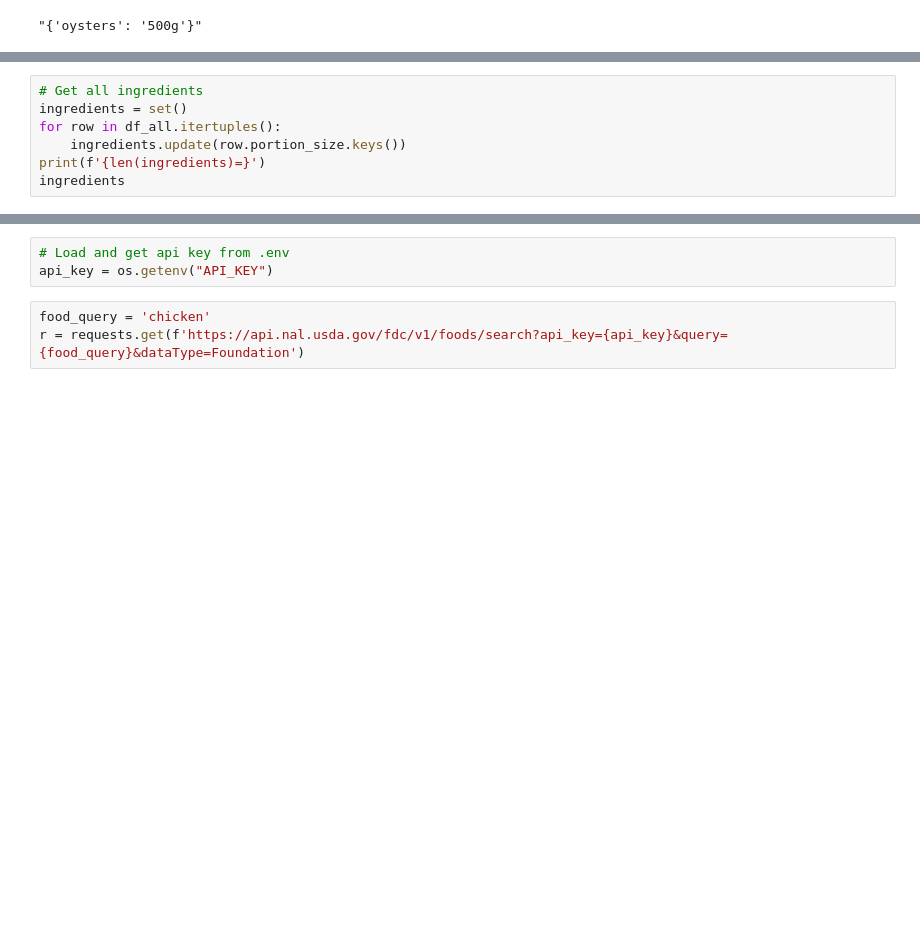
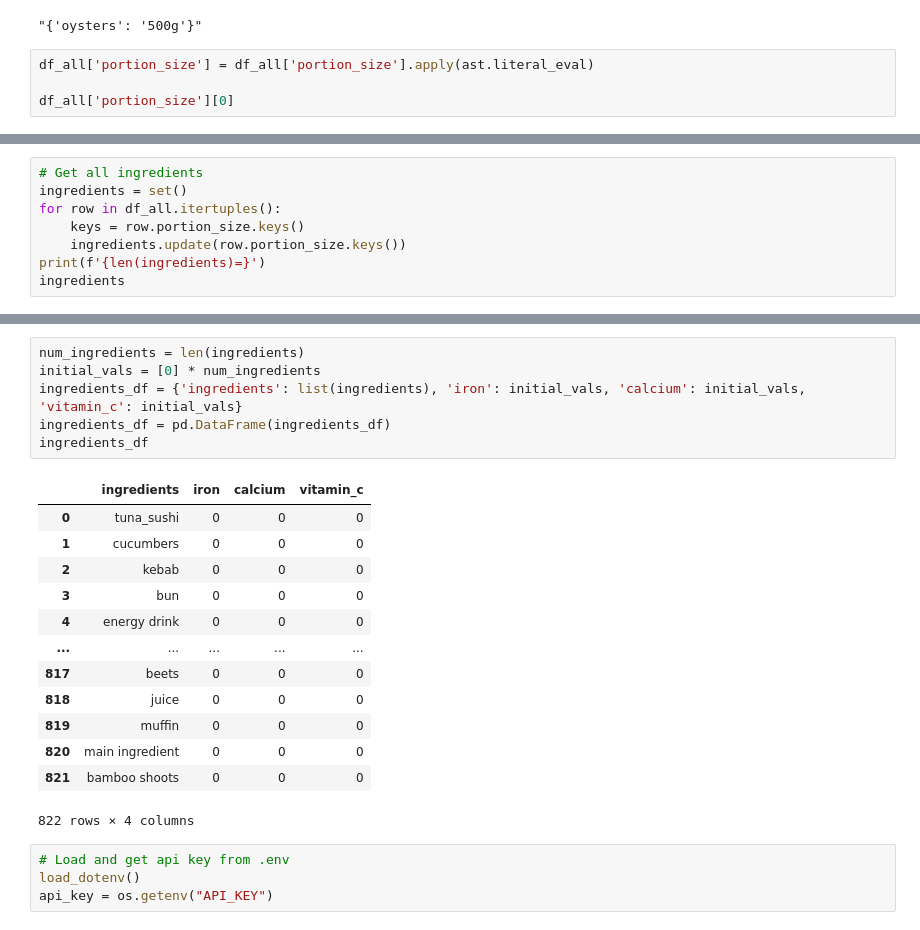
Before and after one commit to chelseanbr/smolvlm-nutrition-vqa, a Jupyter notebook: notebooks/01-get-iron.ipynb, the cells around one changed output, grey strips where cells are left out. Cells and saved outputs as stored; diff of their text form; blank space fills up the shorter version.

Commit message:
fixed data, got ingredients, now need nutrients

```diff
--- a/notebooks/01-get-iron.ipynb
+++ b/notebooks/01-get-iron.ipynb
@@ -34,3 +52,7 @@ df_all.shape
 df_all['portion_size'][0]
 # %% [output]
 "{'oysters': '500g'}"
+# %%
+df_all['portion_size'] = df_all['portion_size'].apply(ast.literal_eval)
+
+df_all['portion_size'][0]
@@ -38,6 +62,7 @@ df_all['portion_size'][0]
 # Get all ingredients
 ingredients = set()
 for row in df_all.itertuples():
+    keys = row.portion_size.keys()
     ingredients.update(row.portion_size.keys())
 print(f'{len(ingredients)=}')
 ingredients
@@ -46,6 +88,24 @@ AttributeError: 'str' object has no attribute 'keys'
+# %%
+num_ingredients = len(ingredients)
+initial_vals = [0] * num_ingredients
+ingredients_df = {'ingredients': list(ingredients), 'iron': initial_vals, 'calcium': initial_vals, 'vitamin_c': initial_vals}
+ingredients_df = pd.DataFrame(ingredients_df)
+ingredients_df
+# %% [output]
+|  | ingredients | iron | calcium | vitamin_c |
+| 0 | tuna_sushi | 0 | 0 | 0 |
+| 1 | cucumbers | 0 | 0 | 0 |
+| 2 | kebab | 0 | 0 | 0 |
+| 3 | bun | 0 | 0 | 0 |
+| 4 | energy drink | 0 | 0 | 0 |
+| ... | ... | ... | ... | ... |
+| 817 | beets | 0 | 0 | 0 |
+| 818 | juice | 0 | 0 | 0 |
+| 819 | muffin | 0 | 0 | 0 |
+| 820 | main ingredient | 0 | 0 | 0 |
+| 821 | bamboo shoots | 0 | 0 | 0 |
+822 rows × 4 columns
 # %%
 # Load and get api key from .env
+load_dotenv()
 api_key = os.getenv("API_KEY")
-# %%
-food_query = 'chicken'
-r = requests.get(f'https://api.nal.usda.gov/fdc/v1/foods/search?api_key={api_key}&query={food_query}&dataType=Foundation')
```
Also changed, not shown: parts of 10 cells of this notebook, 5 other files.
